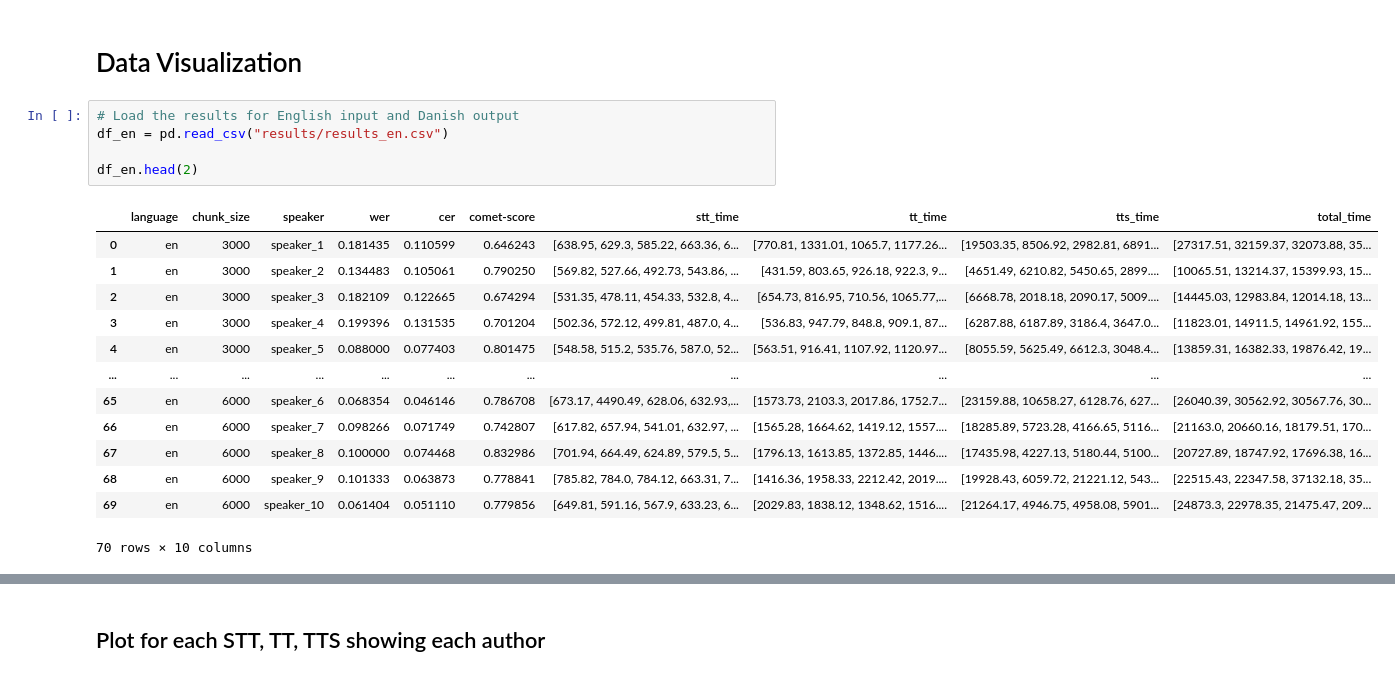
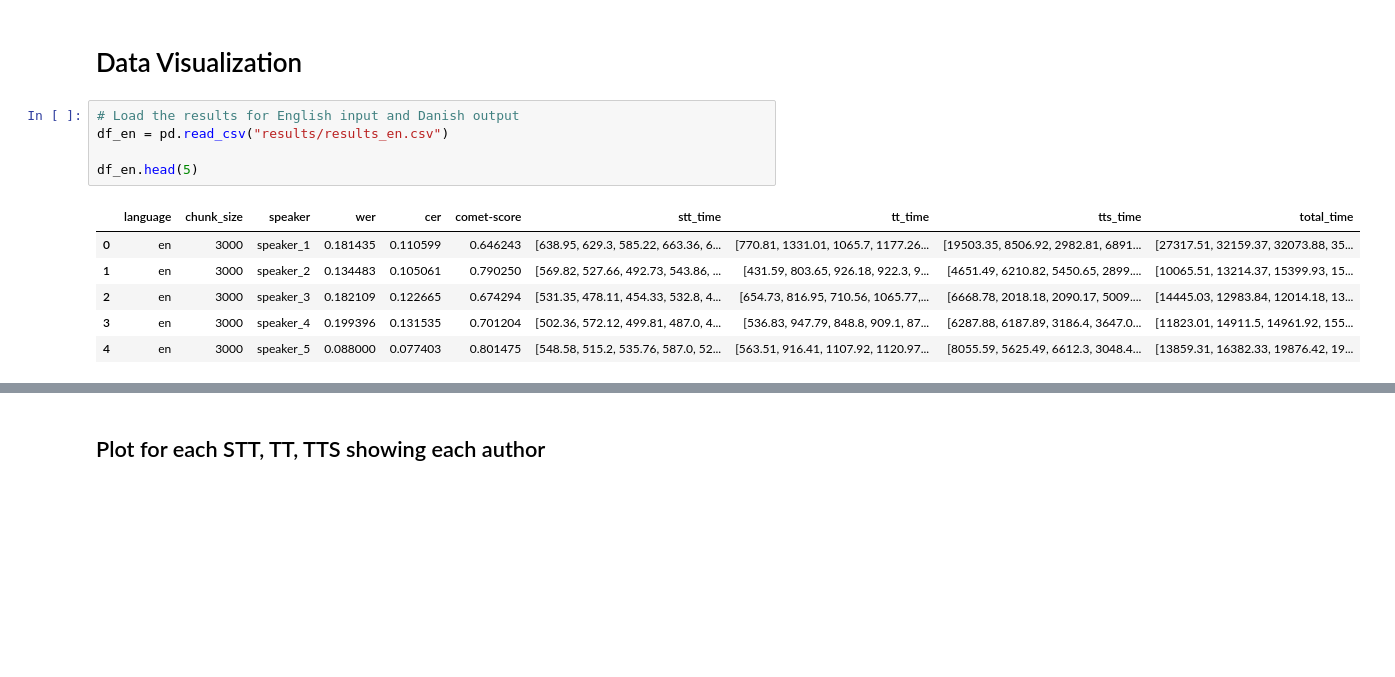
Before and after one commit to claralb2002/AI-Based-Video-dubbing, a Jupyter notebook: processing_results.ipynb, the cells around one changed output, grey strips where cells are left out. Cells and saved outputs as stored; diff of their text form; blank space fills up the shorter version.

```diff
--- a/processing_results.ipynb
+++ b/processing_results.ipynb
@@ -182,22 +146,15 @@ HPU available: False, using: 0 HPUs
 # %%
 # Load the results for English input and Danish output
 df_en = pd.read_csv("results/results_en.csv")
 
-df_en.head(2)
+df_en.head(5)
 # %% [output]
 |  | language | chunk_size | speaker | wer | cer | comet-score | stt_time | tt_time | tts_time | total_time |
 | 0 | en | 3000 | speaker_1 | 0.181435 | 0.110599 | 0.646243 | [638.95, 629.3, 585.22, 663.36, 6... | [770.81, 1331.01, 1065.7, 1177.26... | [19503.35, 8506.92, 2982.81, 6891... | [27317.51, 32159.37, 32073.88, 35... |
 | 1 | en | 3000 | speaker_2 | 0.134483 | 0.105061 | 0.790250 | [569.82, 527.66, 492.73, 543.86, ... | [431.59, 803.65, 926.18, 922.3, 9... | [4651.49, 6210.82, 5450.65, 2899.... | [10065.51, 13214.37, 15399.93, 15... |
 | 2 | en | 3000 | speaker_3 | 0.182109 | 0.122665 | 0.674294 | [531.35, 478.11, 454.33, 532.8, 4... | [654.73, 816.95, 710.56, 1065.77,... | [6668.78, 2018.18, 2090.17, 5009.... | [14445.03, 12983.84, 12014.18, 13... |
 | 3 | en | 3000 | speaker_4 | 0.199396 | 0.131535 | 0.701204 | [502.36, 572.12, 499.81, 487.0, 4... | [536.83, 947.79, 848.8, 909.1, 87... | [6287.88, 6187.89, 3186.4, 3647.0... | [11823.01, 14911.5, 14961.92, 155... |
 | 4 | en | 3000 | speaker_5 | 0.088000 | 0.077403 | 0.801475 | [548.58, 515.2, 535.76, 587.0, 52... | [563.51, 916.41, 1107.92, 1120.97... | [8055.59, 5625.49, 6612.3, 3048.4... | [13859.31, 16382.33, 19876.42, 19... |
-| ... | ... | ... | ... | ... | ... | ... | ... | ... | ... | ... |
-| 65 | en | 6000 | speaker_6 | 0.068354 | 0.046146 | 0.786708 | [673.17, 4490.49, 628.06, 632.93,... | [1573.73, 2103.3, 2017.86, 1752.7... | [23159.88, 10658.27, 6128.76, 627... | [26040.39, 30562.92, 30567.76, 30... |
-| 66 | en | 6000 | speaker_7 | 0.098266 | 0.071749 | 0.742807 | [617.82, 657.94, 541.01, 632.97, ... | [1565.28, 1664.62, 1419.12, 1557.... | [18285.89, 5723.28, 4166.65, 5116... | [21163.0, 20660.16, 18179.51, 170... |
-| 67 | en | 6000 | speaker_8 | 0.100000 | 0.074468 | 0.832986 | [701.94, 664.49, 624.89, 579.5, 5... | [1796.13, 1613.85, 1372.85, 1446.... | [17435.98, 4227.13, 5180.44, 5100... | [20727.89, 18747.92, 17696.38, 16... |
-| 68 | en | 6000 | speaker_9 | 0.101333 | 0.063873 | 0.778841 | [785.82, 784.0, 784.12, 663.31, 7... | [1416.36, 1958.33, 2212.42, 2019.... | [19928.43, 6059.72, 21221.12, 543... | [22515.43, 22347.58, 37132.18, 35... |
-| 69 | en | 6000 | speaker_10 | 0.061404 | 0.051110 | 0.779856 | [649.81, 591.16, 567.9, 633.23, 6... | [2029.83, 1838.12, 1348.62, 1516.... | [21264.17, 4946.75, 4958.08, 5901... | [24873.3, 22978.35, 21475.47, 209... |
-70 rows × 10 columns
 # %%
 # Load the results for Danish input and English output
 df_da = pd.read_csv("results/results_da.csv")
```
Also changed, not shown: parts of 13 cells of this notebook.
